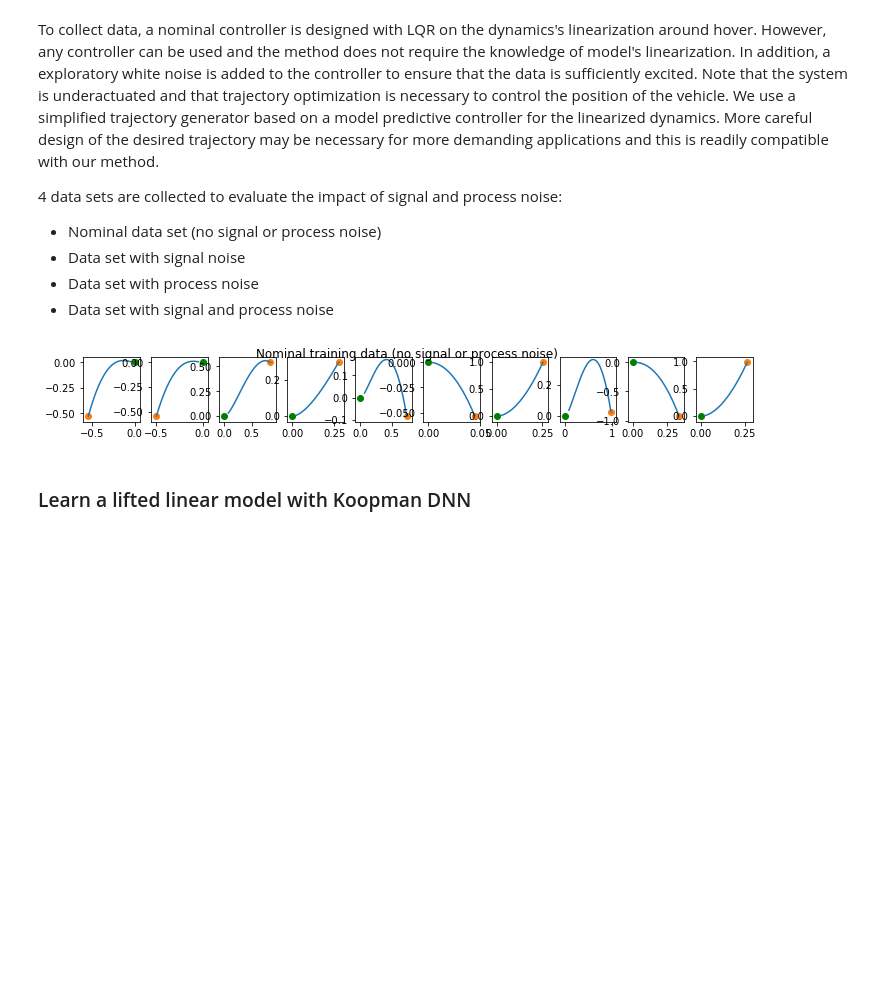
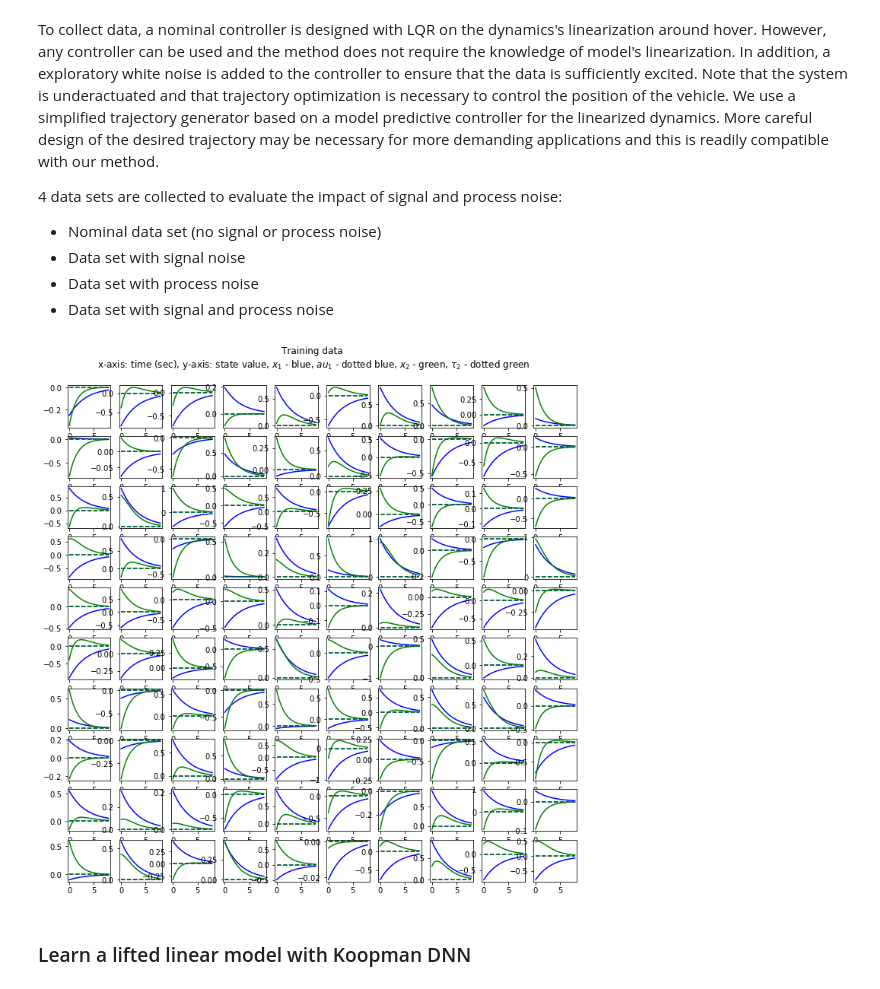
Before and after one commit to Cafolkes/koopman_learning_and_control, a Jupyter notebook: working_files/bkeedmd/analytic_koop_sys.ipynb, the cells around one changed output. Cells and saved outputs as stored; diff of their text form; code cells hidden in the pictures; blank space fills up the shorter version.

```diff
--- a/working_files/bkeedmd/analytic_koop_sys.ipynb
+++ b/working_files/bkeedmd/analytic_koop_sys.ipynb
@@ -52,7 +54,8 @@ y_1 \\ y_2 \\ y_3 \end{bmatrix}
 # System parameters
 n, m = 2, 0
 mu, lambd = -0.3, -0.6
-koop_sys = AutKoopSys(mu, lambd)
+system = AutKoopSys(mu, lambd)
+sys_name = 'analytic_koop_sys'
 # %% [markdown]
 ### Collect data for learning
 # %% [markdown]
@@ -85,21 +90,18 @@ folder_plots = 'figures/'                              # Path to save plots
-# %%
-xs = np.empty((n_traj_dc, n_pred_dc + 1, n))
-ctrl = ConstantController(koop_sys, 0.)
-
-plt.figure(figsize=(12, 12 * n_traj_dc / (n_cols ** 2)))
-for ii in range(n_traj_dc):
-    x0 = np.asarray([rand.uniform(l, u) for l, u in zip(-x0_max, x0_max)])
-    xs[ii, :, :], _ = koop_sys.simulate(x0, ctrl, t_eval)
-
-    plt.subplot(int(np.ceil(n_traj_dc / n_cols)), n_cols, ii + 1)
-    plt.plot(xs[ii, :, 0], xs[ii, :, 1])
-    plt.scatter(0,0,color='g')
-    plt.scatter(x0[0],x0[1],color='tab:orange')
-
-plt.suptitle('Nominal training data (no signal or process noise)')
-plt.show()
-# %% [output]
-[figure, removed]
+# %%
+from koopman_core.util import run_experiment
+if collect_data:
+    xs, t_eval_train = run_experiment(system, n, n_traj_train, n_pred_dc, t_eval, x0_max, plot_experiment_data=True)
+
+    data_list = [xs, t_eval, n_traj_train]
+    outfile = open(directory + '/data/' + sys_name + '_data.pickle', 'wb')
+    dill.dump(data_list, outfile)
+    outfile.close()
+else:
+    infile = open(directory + '/data/' + sys_name + '_data.pickle', 'rb')
+    xs, t_eval, n_traj_train, xs_test, t_eval_test, n_traj_test = dill.load(infile)
+    infile.close()
+# %% [output]
+[figure, added]
 # %% [markdown]
 ### Learn a lifted linear model with Koopman DNN
 # %%
```
Also changed, not shown: parts of 9 cells of this notebook, 4 other files.
